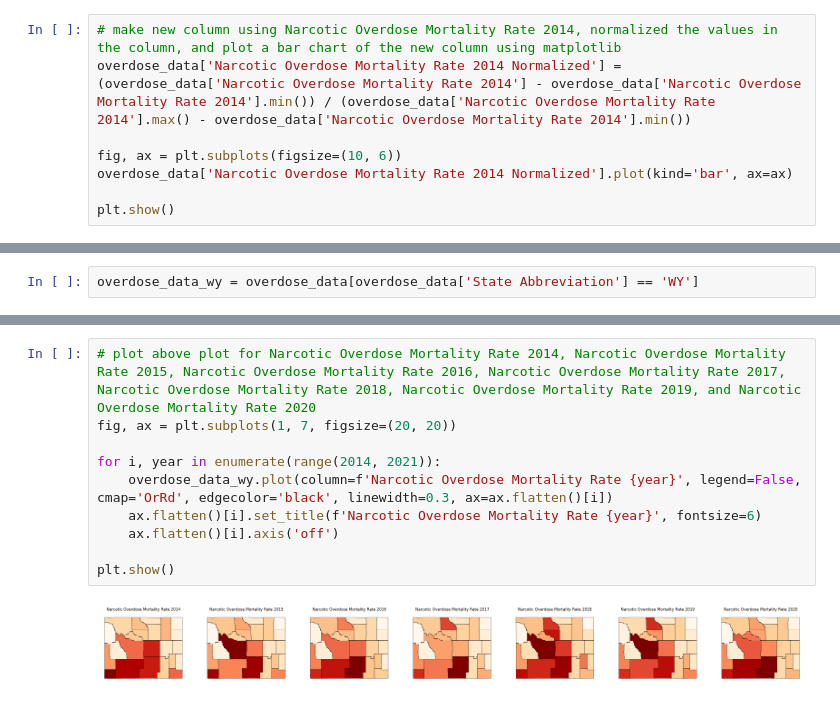
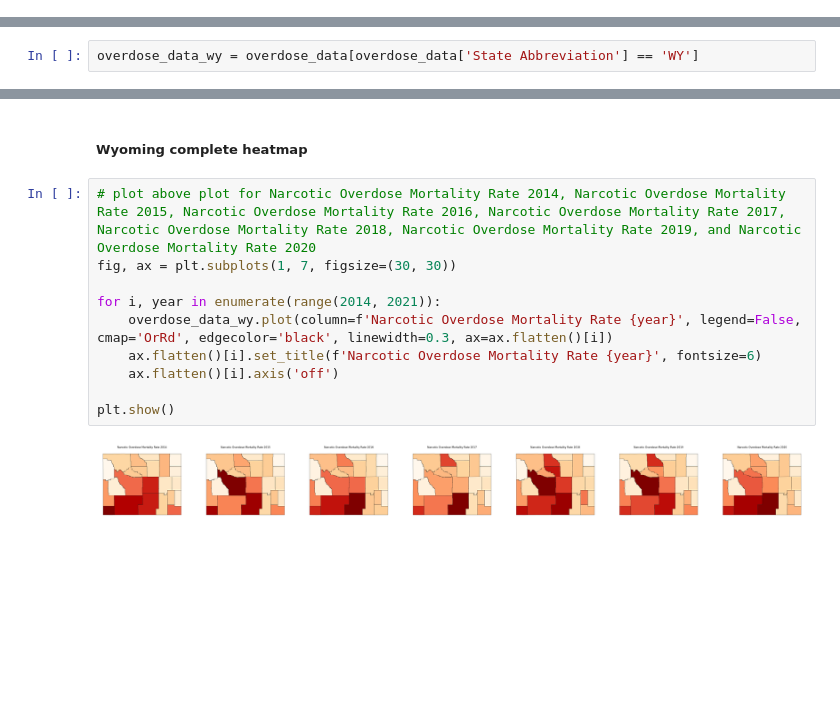
Before and after one commit to hashansl/modeling-ideas, a Jupyter notebook: overdose mapping/overdose deaths analysis.ipynb, the cells around one changed output, grey strips where cells are left out. Cells and saved outputs as stored; diff of their text form; blank space fills up the shorter version.

Commit message:
wyoming heatmaps

```diff
--- a/overdose mapping/overdose deaths analysis.ipynb
+++ b/overdose mapping/overdose deaths analysis.ipynb
@@ -141,8 +56,0 @@ plt.show()
-# %%
-# make new column using Narcotic Overdose Mortality Rate 2014, normalized the values in the column, and plot a bar chart of the new column using matplotlib
-overdose_data['Narcotic Overdose Mortality Rate 2014 Normalized'] = (overdose_data['Narcotic Overdose Mortality Rate 2014'] - overdose_data['Narcotic Overdose Mortality Rate 2014'].min()) / (overdose_data['Narcotic Overdose Mortality Rate 2014'].max() - overdose_data['Narcotic Overdose Mortality Rate 2014'].min())
-
-fig, ax = plt.subplots(figsize=(10, 6))
-overdose_data['Narcotic Overdose Mortality Rate 2014 Normalized'].plot(kind='bar', ax=ax)
-
-plt.show()
@@ -170,12 +64,14 @@ plt.show()
+# %% [markdown]
+##### Wyoming complete heatmap
 # %%
 # plot above plot for Narcotic Overdose Mortality Rate 2014, Narcotic Overdose Mortality Rate 2015, Narcotic Overdose Mortality Rate 2016, Narcotic Overdose Mortality Rate 2017, Narcotic Overdose Mortality Rate 2018, Narcotic Overdose Mortality Rate 2019, and Narcotic Overdose Mortality Rate 2020
-fig, ax = plt.subplots(1, 7, figsize=(20, 20))
+fig, ax = plt.subplots(1, 7, figsize=(30, 30))
 
 for i, year in enumerate(range(2014, 2021)):
     overdose_data_wy.plot(column=f'Narcotic Overdose Mortality Rate {year}', legend=False, cmap='OrRd', edgecolor='black', linewidth=0.3, ax=ax.flatten()[i])
     ax.flatten()[i].set_title(f'Narcotic Overdose Mortality Rate {year}', fontsize=6)
     ax.flatten()[i].axis('off')
 
 plt.show()
 # %% [output]
-[figure, old version]
+[figure, new version]
```
Also changed, not shown: parts of 19 cells of this notebook.
